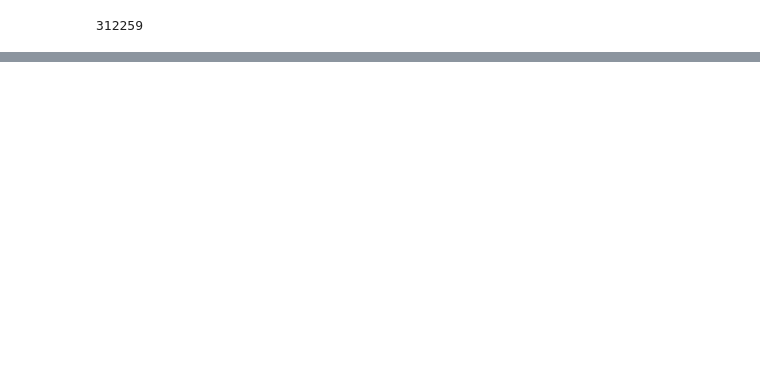
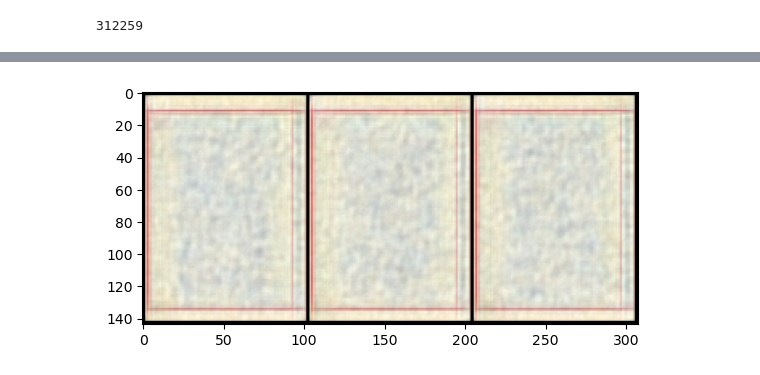
Before and after one commit to XMK233/ML_runCodeFromBook, a Jupyter notebook: HuggingFace扩散模型/prac-1.2-1.ipynb, the cells around one changed output, grey strips where cells are left out. Drawn from its saved outputs; the diff is of its cells as text; code cells hidden in the pictures; blank space fills up the shorter version.

```diff
--- a/HuggingFace扩散模型/prac-1.2-1.ipynb
+++ b/HuggingFace扩散模型/prac-1.2-1.ipynb
@@ -267,2 +289,32 @@ sum([p.numel() for p in net.parameters()])
+# %%
+## 定义损失函数。
+## 定义优化器：要用的参数之一就是net的参数net.parameters()
+loss_func = nn.MSELoss()
+optimizer = torch.optim.Adam(
+    net.parameters(),
+    lr = 1e-5
+)
 # %%
-for
+## 我们这边设定跑若干个epoch。
+all_epoch_losses = []
+for epoch in tqdm.tqdm(range(100)):
+
+    epoch_losses = []
+    for train_set in data_loader:
+        amount = torch.linspace(0, 1, train_set.shape[0])
+        corrupted = corrupt(train_set, amount)
+
+        corrupted = corrupted.to(device)
+        train_set = train_set.to(device)
+
+        model_output = net(corrupted)
+
+        loss = loss_func(train_set, model_output)
+        epoch_losses.append(loss.item())
+
+        optimizer.zero_grad()
+        loss.backward()
+        optimizer.step()
+
+    # print(f"loss in epoch {epoch}:", np.array(epoch_losses).mean())
+    all_epoch_losses.extend(epoch_losses)
@@ -268,0 +326,8 @@ for
+# %%
+show_images(
+    net(
+        torch.rand_like(train_set).to(device)
+    )
+)
+# %% [output]
+[figure, added]
```
Also changed, not shown: parts of 10 cells of this notebook, 1 other file.
